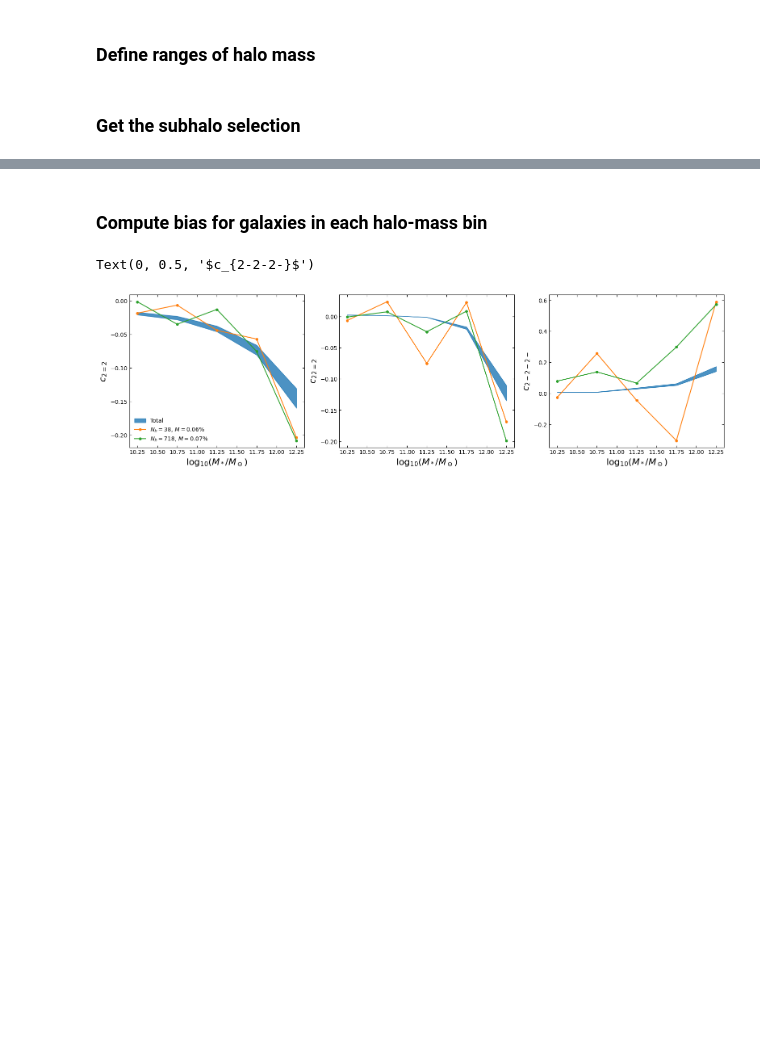
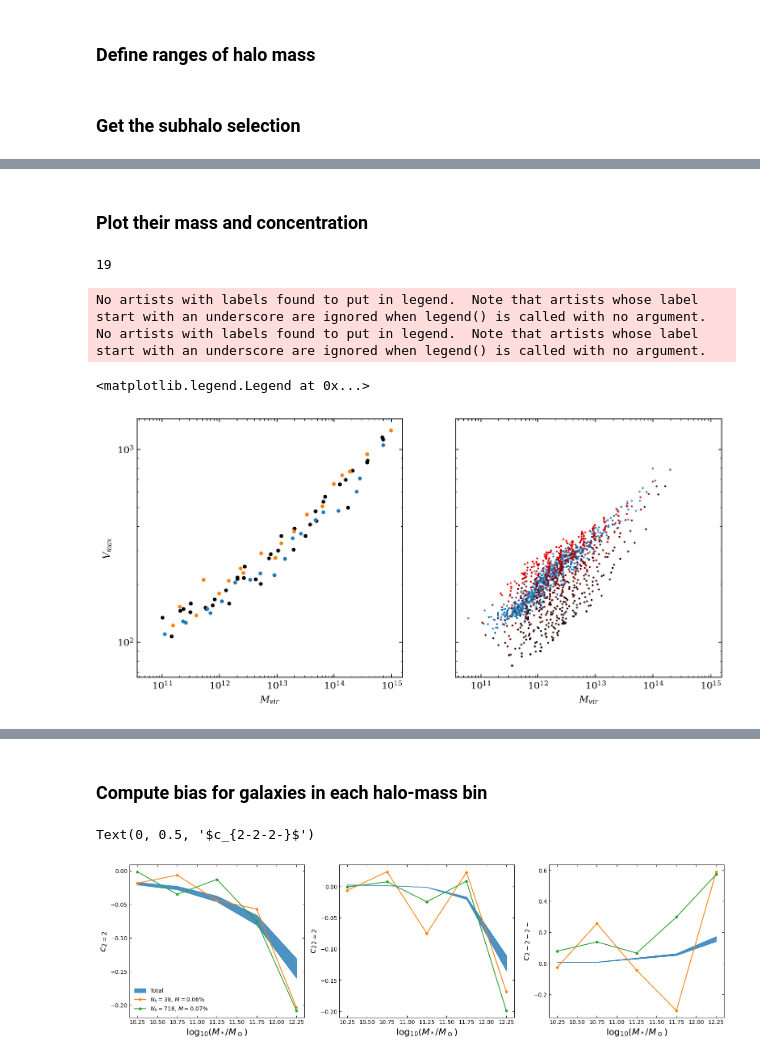
Before and after one commit to fgmaion/MTNG-resims, a Jupyter notebook: Notebooks/estimate_halo_number.ipynb, the cells around one changed output, grey strips where cells are left out. Cells and saved outputs as stored; diff of their text form; code cells hidden in the pictures; blank space fills up the shorter version.

```diff
--- a/Notebooks/estimate_halo_number.ipynb
+++ b/Notebooks/estimate_halo_number.ipynb
@@ -73,0 +78,2 @@ sel['Custom'] = splitter.subhalo_sel(mhalo_edges=mass_edges, vmax_sel=False, Nha
+# %% [markdown]
+### Plot their mass and concentration
@@ -74,3 +85,40 @@ sel['Custom'] = splitter.subhalo_sel(mhalo_edges=mass_edges, vmax_sel=False, Nha
+# %%
+len(sel_vmax['h_idx'])
+# %% [output]
+19
+# %%
+fig, ax = plt.subplots(1,2,dpi=150, figsize=(11,5), sharey=True, sharex=True)
+
+ax[0].set_xscale('log')
+ax[0].set_yscale('log')
+
+ax[0].set_xlabel('$M_{vir}$')
+ax[0].set_ylabel('$V_{max}$')
+
+ax[0].plot(1e10*sim.fof['halo_mfof'][sel['2']['h_idx']], halo_vmax[sel['2']['h_idx']], marker='o', ls='', color='k', ms=3)
+
+for m in range(len(sel_vmax['h_idx'])):
+    for v in range(len(sel_vmax['h_idx'][m])):
+        ax[0].plot(1e10*sim.fof['halo_mfof'][sel_vmax['h_idx'][m][v]], halo_vmax[sel_vmax['h_idx'][m][v]], marker='o', ls='', color='C'+str(v), ms=3)
+
+ax[0].legend(loc='upper left')
+
+ax[1].set_xscale('log')
+ax[1].set_yscale('log')
+
+ax[1].set_xlabel('$M_{vir}$')
+
+ax[1].plot(1e10*sim.fof['halo_mvir'][sel['Custom']['h_idx']], halo_vmax[sel['Custom']['h_idx']], marker='o', ls='', color='C0', ms=1)
+for m in range(len(sel['vmax_Custom']['h_idx'])):
+    for v in range(len(sel['vmax_Custom']['h_idx'][m])):
+        ax[1].plot(1e10*sim.fof['halo_mfof'][sel['vmax_Custom']['h_idx'][m][v]], halo_vmax[sel['vmax_Custom']['h_idx'][m][v]], marker='o', ls='', color=(v/len(sel['vmax_Custom']['h_idx'][m]),0,0), ms=1)
+
+ax[1].legend(loc='upper left')
+# %% [output]
+No artists with labels found to put in legend.  Note that artists whose label start with an underscore are ignored when legend() is called with no argument.
+No artists with labels found to put in legend.  Note that artists whose label start with an underscore are ignored when legend() is called with no argument.
+<matplotlib.legend.Legend at 0x...>
+[figure, added]
 # %%
 fig, ax = plt.subplots(dpi=150, figsize=(5.5,5))
 
```
Also changed, not shown: parts of 24 cells of this notebook, 1 other file.
